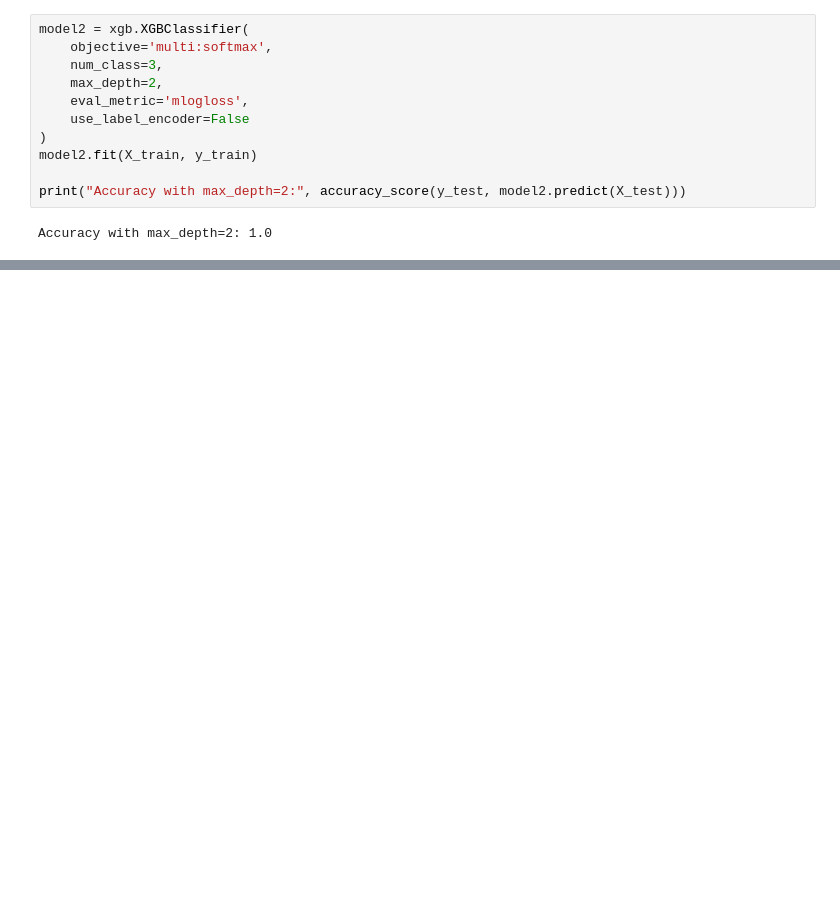
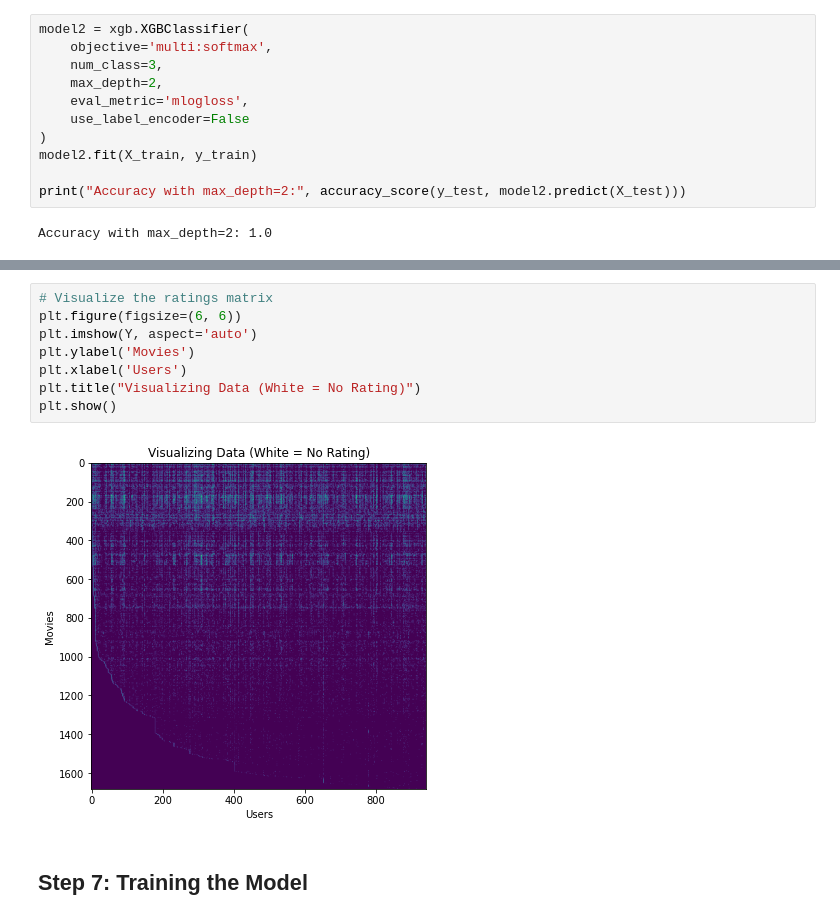
Before and after one commit to KeremDUZENLI/python-scipy-machine-learning, a Jupyter notebook: notebooks/8_xgboost.ipynb, the cells around one changed output, grey strips where cells are left out. Saved outputs shown, nothing was run; the diff lists cells and outputs as text; blank space fills up the shorter version.

```diff
--- a/notebooks/8_xgboost.ipynb
+++ b/notebooks/8_xgboost.ipynb
@@ -211,0 +387,12 @@ Accuracy with max_depth=2: 1.0
+# %%
+# Visualize the ratings matrix
+plt.figure(figsize=(6, 6))
+plt.imshow(Y, aspect='auto')
+plt.ylabel('Movies')
+plt.xlabel('Users')
+plt.title("Visualizing Data (White = No Rating)")
+plt.show()
+# %% [output]
+[figure, added]
+# %% [markdown]
+## Step 7: Training the Model
```
Also changed, not shown: parts of 25 cells of this notebook, 7 other files.
